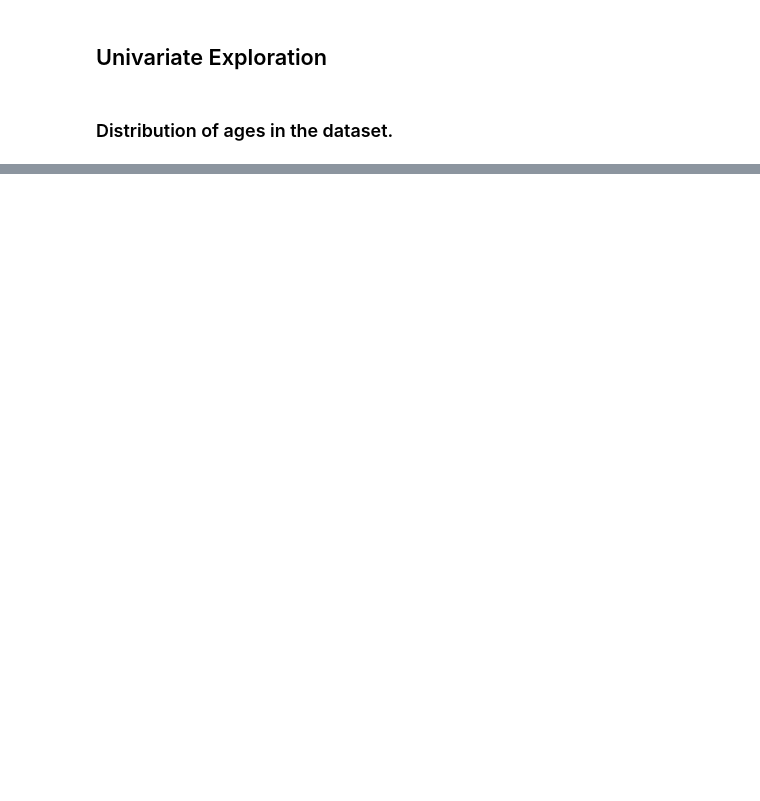
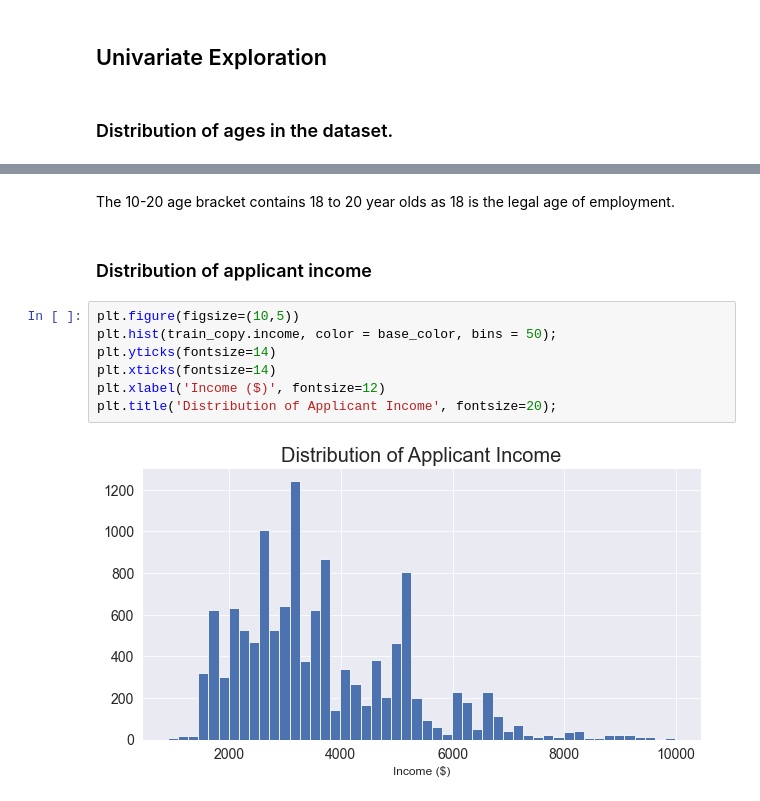
Before and after one commit to jjjeorgee/Datafest-2022-Datathon, a Jupyter notebook: DatafestAfrica ML Hackathon.ipynb, the cells around one changed output, grey strips where cells are left out. Saved outputs shown, nothing was run; the diff lists cells and outputs as text; blank space fills up the shorter version.

```diff
--- a/DatafestAfrica ML Hackathon.ipynb
+++ b/DatafestAfrica ML Hackathon.ipynb
@@ -258,0 +342,13 @@ Most customers seem to opt for the bi-weekly payment schedule, 59.49% to be exac
+# %% [markdown]
+The 10-20 age bracket contains 18 to 20 year olds as 18 is the legal age of employment.
+# %% [markdown]
+### Distribution of applicant income
+# %%
+plt.figure(figsize=(10,5))
+plt.hist(train_copy.income, color = base_color, bins = 50);
+plt.yticks(fontsize=14)
+plt.xticks(fontsize=14)
+plt.xlabel('Income ($)', fontsize=12)
+plt.title('Distribution of Applicant Income', fontsize=20);
+# %% [output]
+[figure, added]
```
Also changed, not shown: parts of 84 cells of this notebook.
